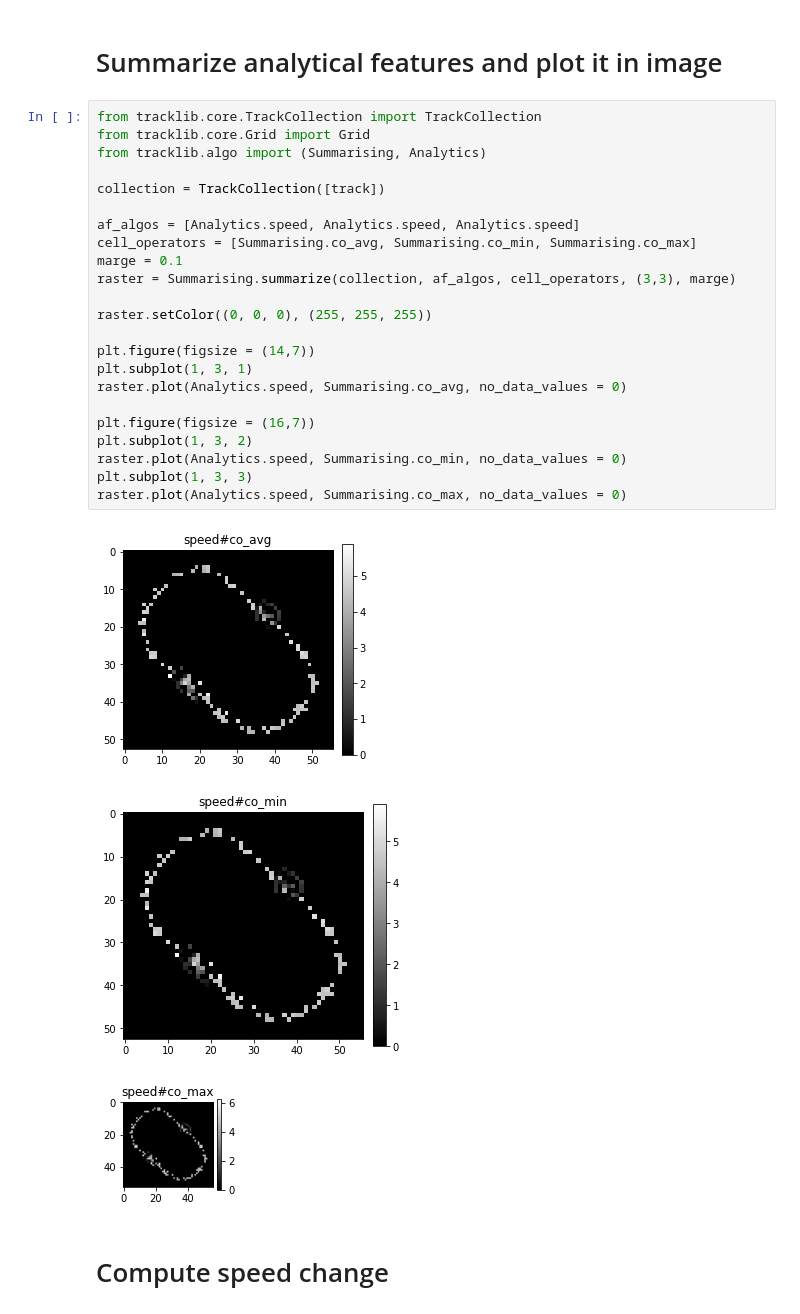
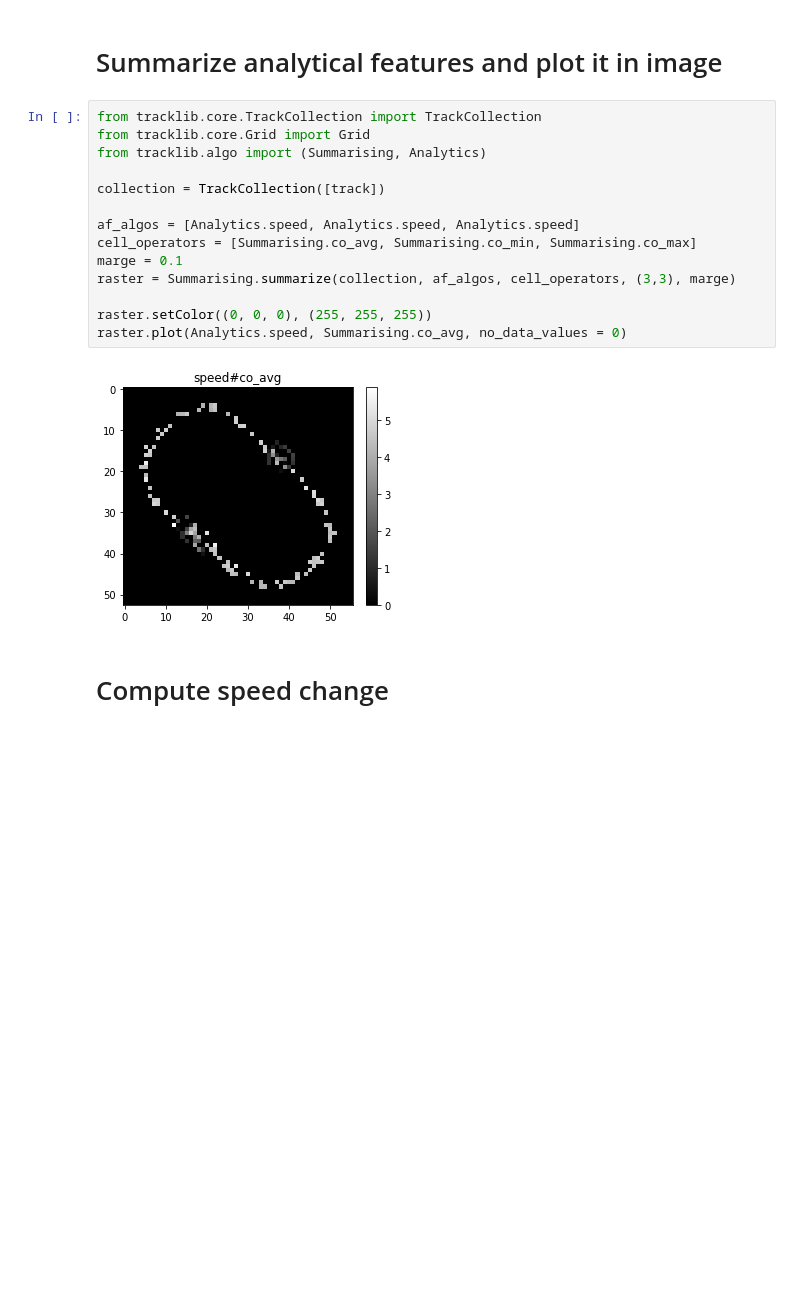
Before and after one commit to umrlastig/tracklib, a Jupyter notebook: doc/source/notebook/Quickstart.ipynb, the cells around one changed output. Drawn from its saved outputs; the diff is of its cells as text; blank space fills up the shorter version.

```diff
--- a/doc/source/notebook/Quickstart.ipynb
+++ b/doc/source/notebook/Quickstart.ipynb
@@ -68,30 +68,19 @@ plot.plot('POINT', 'speed')
 # %%
 from tracklib.core.TrackCollection import TrackCollection
 from tracklib.core.Grid import Grid
 from tracklib.algo import (Summarising, Analytics)
 
 collection = TrackCollection([track])
 
 af_algos = [Analytics.speed, Analytics.speed, Analytics.speed]
 cell_operators = [Summarising.co_avg, Summarising.co_min, Summarising.co_max]
 marge = 0.1
 raster = Summarising.summarize(collection, af_algos, cell_operators, (3,3), marge)
 
 raster.setColor((0, 0, 0), (255, 255, 255))
-
-plt.figure(figsize = (14,7))
-plt.subplot(1, 3, 1)
 raster.plot(Analytics.speed, Summarising.co_avg, no_data_values = 0)
-
-plt.figure(figsize = (16,7))
-plt.subplot(1, 3, 2)
-raster.plot(Analytics.speed, Summarising.co_min, no_data_values = 0)
-plt.subplot(1, 3, 3)
-raster.plot(Analytics.speed, Summarising.co_max, no_data_values = 0)
 # %% [output]
-[figure, old version]
+[figure, new version]
-[figure, removed]
-[figure, removed]
 # %% [markdown]
 # Compute speed change
 # %%
```
